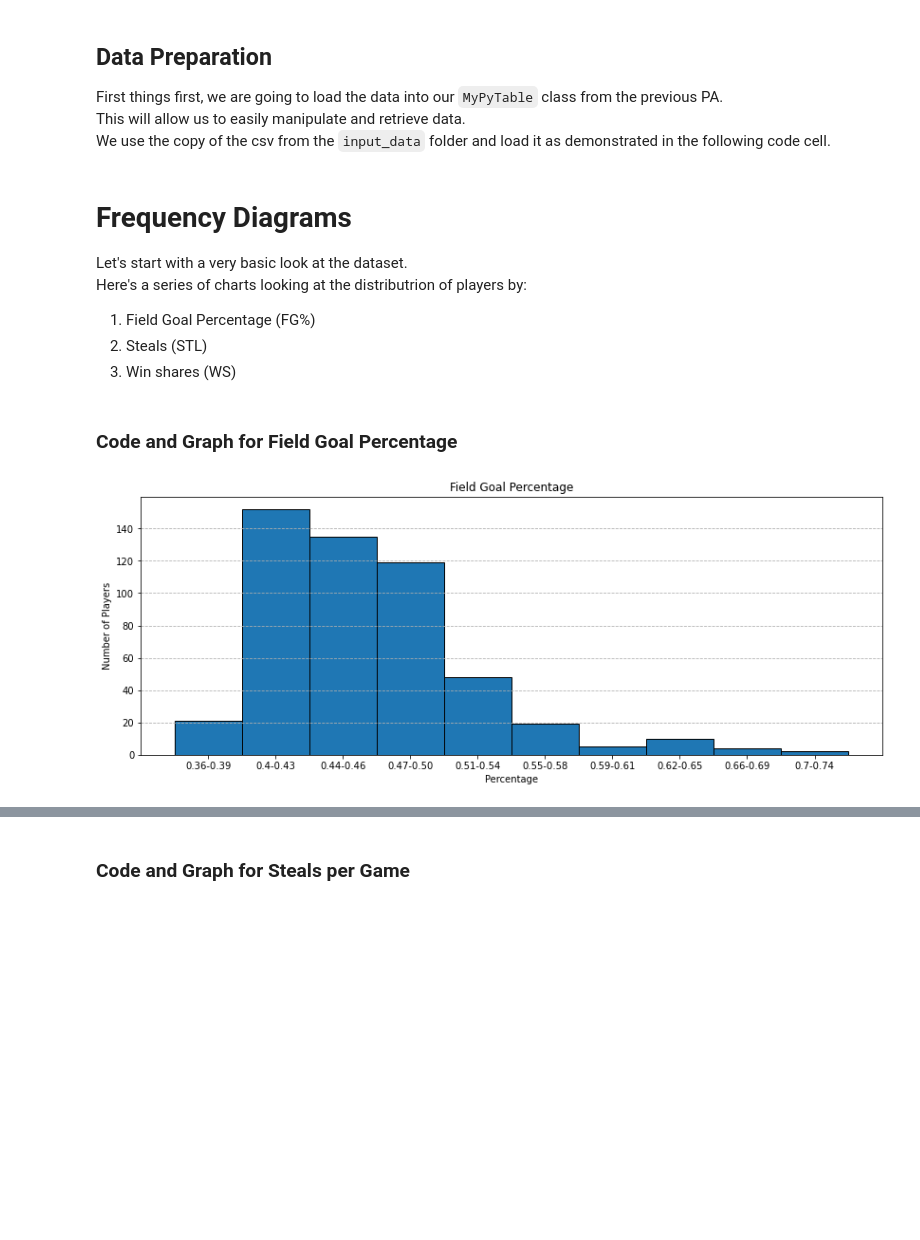
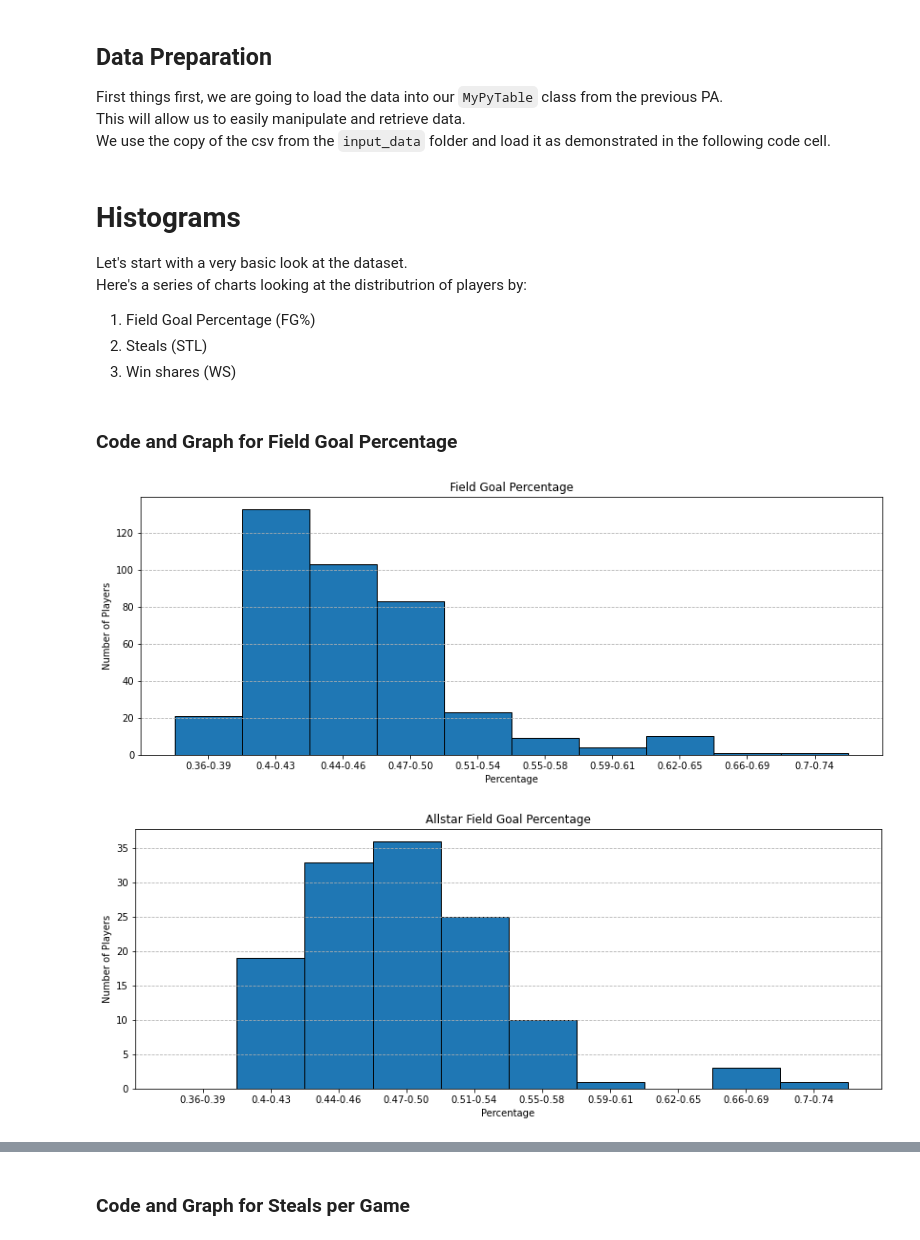
Before and after one commit to wparlan/NBA-All-Star-CPSC-322, a Jupyter notebook: BasketballEDA.ipynb, the cells around one changed output, grey strips where cells are left out. Saved outputs shown, nothing was run; the diff lists cells and outputs as text; code cells hidden in the pictures; blank space fills up the shorter version.

```diff
--- a/BasketballEDA.ipynb
+++ b/BasketballEDA.ipynb
@@ -36,7 +36,7 @@ import os
 filename = os.path.join("input_data", "AllStarData.csv")
 basketball_table = MyPyTable().load_from_file(filename)
 # %% [markdown]
-# Frequency Diagrams
+# Histograms
 Let's start with a very basic look at the dataset.
 Here's a series of charts looking at the distributrion of players by:
 1. Field Goal Percentage (FG%)
@@ -47,16 +47,25 @@ Here's a series of charts looking at the distributrion of players by:
 # %%
 import utils
 import plot_utils
 
-fg3 = basketball_table.get_column('FG%', False)
+fg3 = []
+allstar_fg3 = []
+for row in basketball_table.data:
+    if row[-1] == 'no':
+        fg3.append(row[0])
+    else:
+        allstar_fg3.append(row[0])
 cutoffs = utils.compute_equal_width_cutoffs(fg3, 10)
 fg3_freqs = utils.compute_bin_frequencies(fg3, cutoffs)
+allstar_fg3_freqs = utils.compute_bin_frequencies(allstar_fg3, cutoffs)
 x_axis = []
 for i in range(len(cutoffs)-2):
     x_axis.append(f"{cutoffs[i]}-{format(cutoffs[i+1]-0.01, '.2f')}")
 x_axis.append(f"{cutoffs[i+1]}-{format(cutoffs[i+2], '.2f')}")
 plot_utils.bar_chart(x_axis, fg3_freqs, 'Field Goal Percentage', 'Percentage', 'Number of Players', grouped=True)
+plot_utils.bar_chart(x_axis, allstar_fg3_freqs, 'Allstar Field Goal Percentage', 'Percentage', 'Number of Players', grouped=True)
 # %% [output]
-[figure, old version]
+[figure, new version]
+[figure, added]
 # %% [markdown]
 ## Field Goal Percentage Analysis
```
Also changed, not shown: parts of 6 cells of this notebook, 3 other files.
